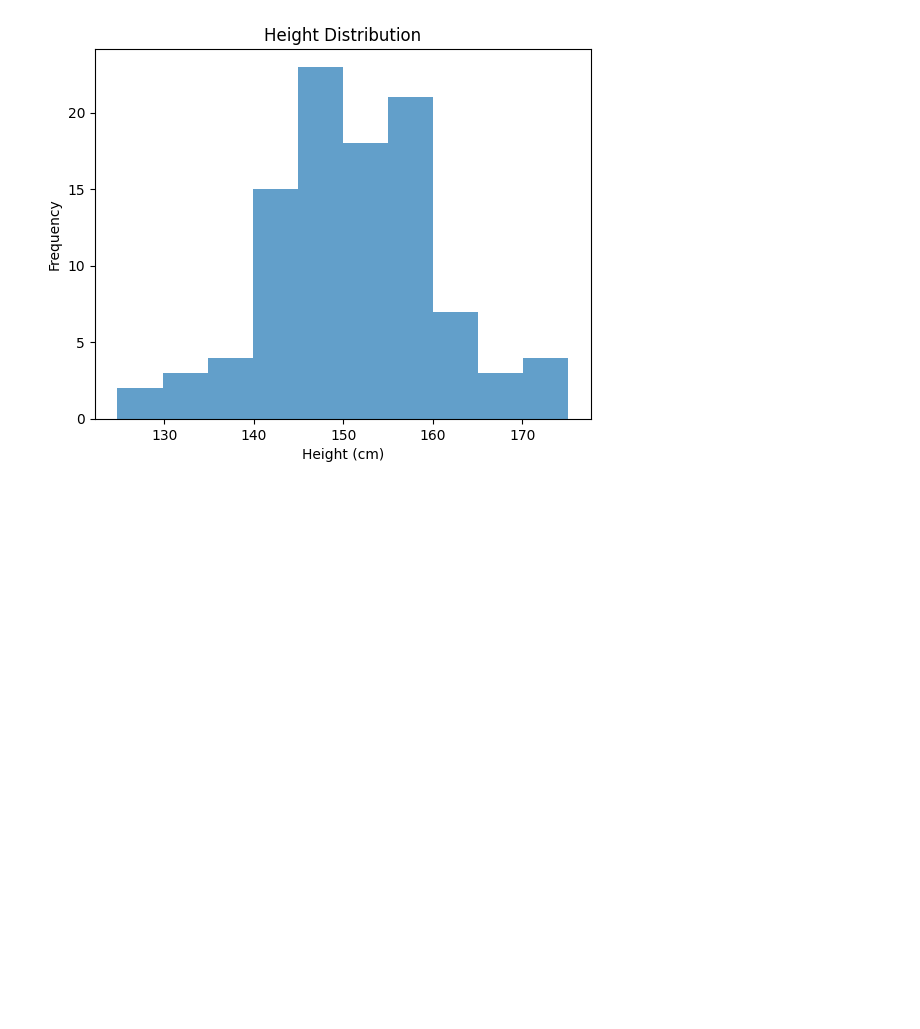
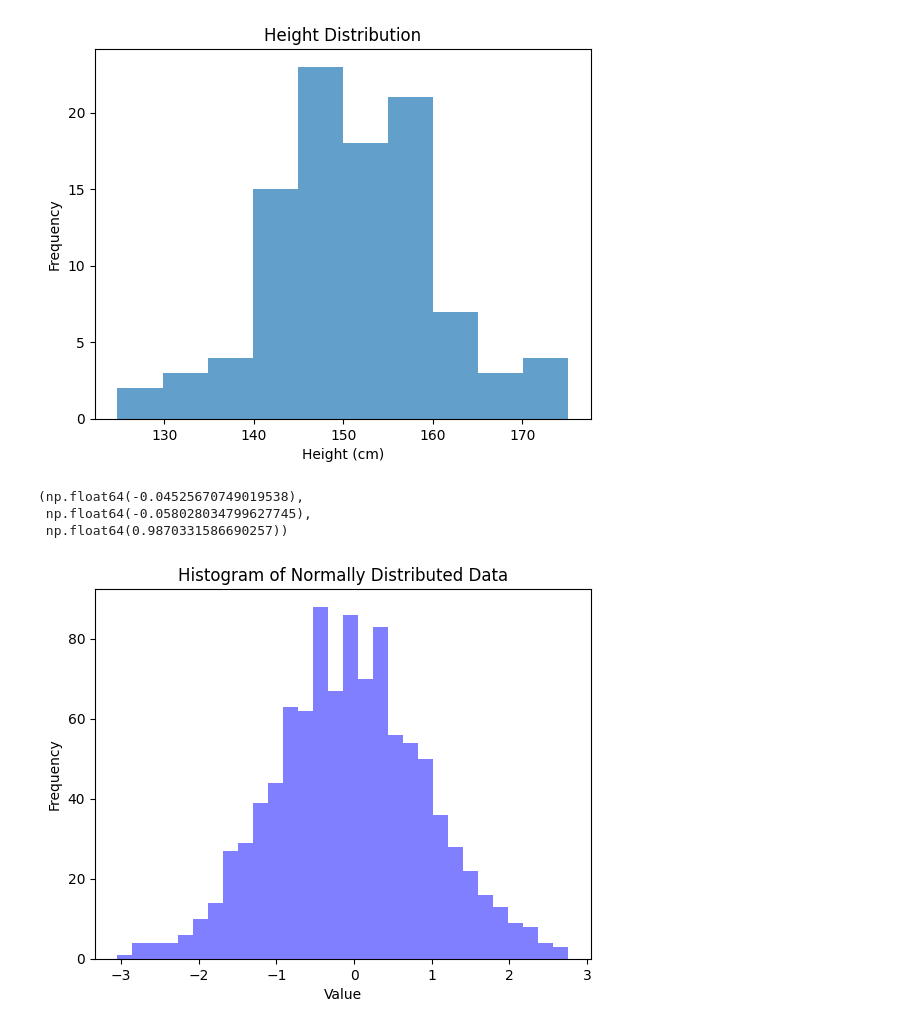
Before and after one commit to rahul8879/rbyte_ai_engineering, a Jupyter notebook: math/basic_stats.ipynb, the cells around one changed output. Drawn from its saved outputs; the diff is of its cells as text; code cells hidden in the pictures; blank space fills up the shorter version.

```diff
--- a/math/basic_stats.ipynb
+++ b/math/basic_stats.ipynb
@@ -42,3 +42,29 @@ plt.ylabel("Frequency")
 plt.show()
 # %% [output]
 [figure]
+# %%
+# lets create normal distribution random data
+import numpy as np
+np.random.seed(0)
+data = np.random.normal(loc=0, scale=1, size=1000)
+
+# lets calculate basic statistics
+mean = np.mean(data)
+median = np.median(data)
+std_dev = np.std(data)
+
+mean, median, std_dev
+# %% [output]
+(np.float64(-0.04525670749019538),
+ np.float64(-0.058028034799627745),
+ np.float64(0.9870331586690257))
+# %%
+# lets plot the data
+import matplotlib.pyplot as plt
+plt.hist(data, bins=30, alpha=0.5, color='b')
+plt.title('Histogram of Normally Distributed Data')
+plt.xlabel('Value')
+plt.ylabel('Frequency')
+plt.show()
+# %% [output]
+[figure, added]
```
Also changed, not shown: parts of 7 cells of this notebook, 1 other file.
